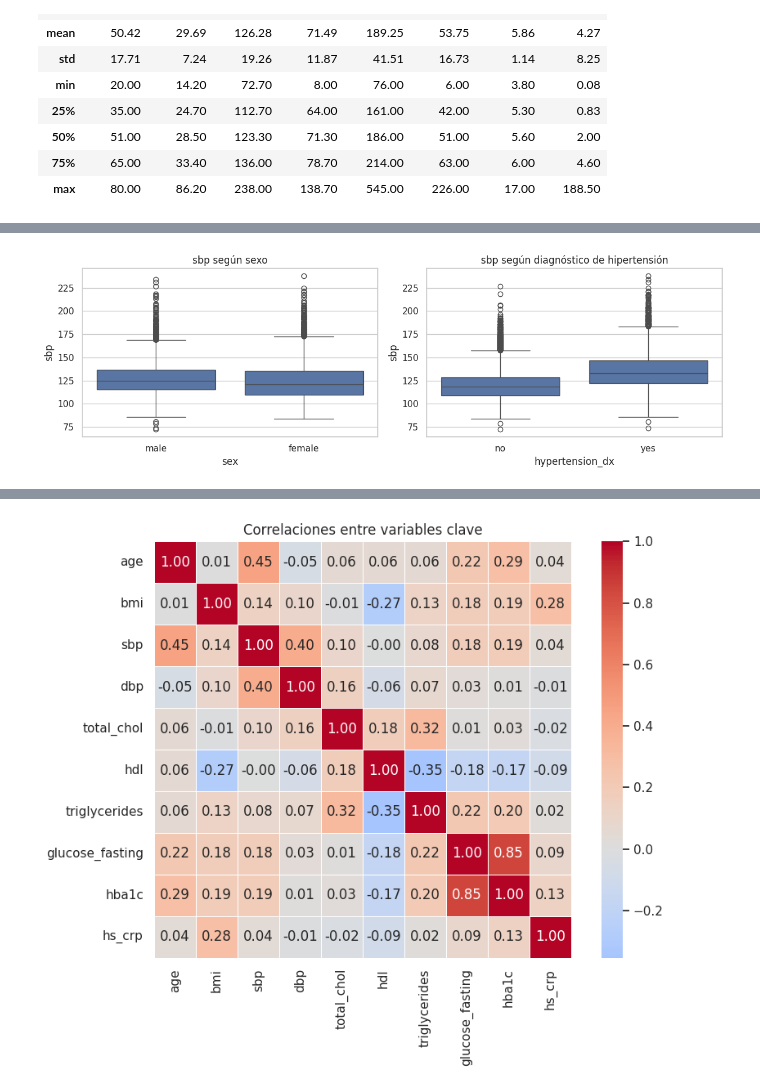
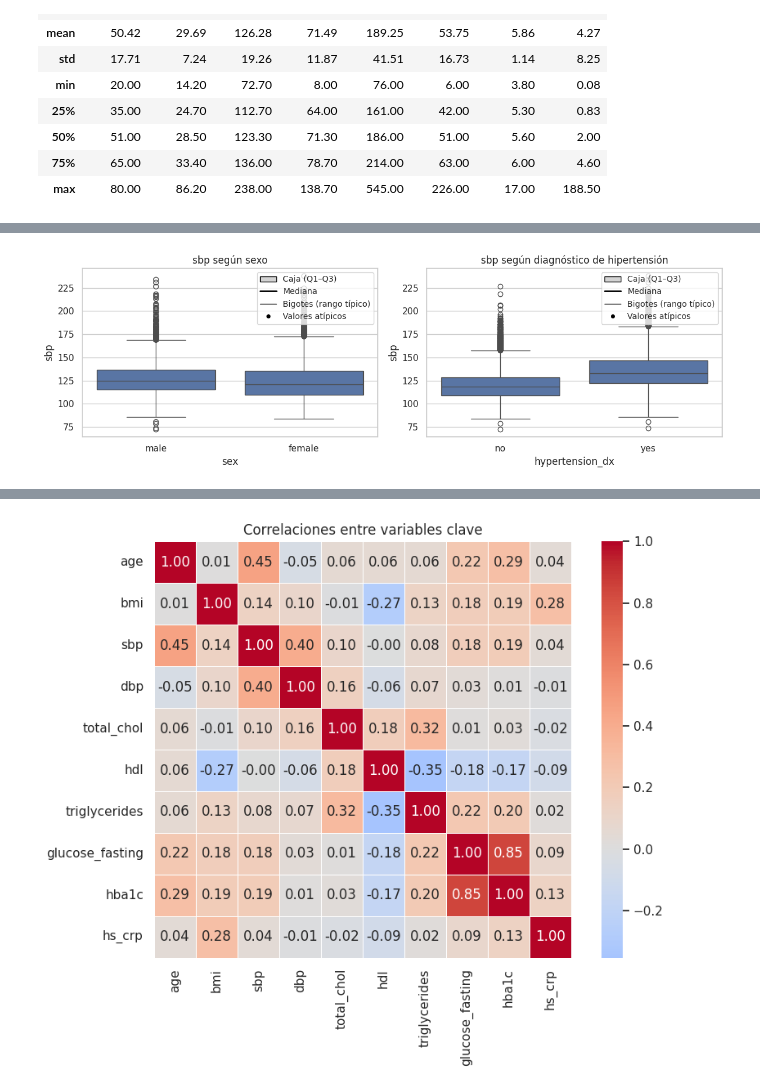
Before and after one commit to Mariiagrm/NHANES_Estudio_Estadistico_Salud, a Jupyter notebook: Practica.ipynb, the cells around one changed output, grey strips where cells are left out. Drawn from its saved outputs; the diff is of its cells as text; code cells hidden in the pictures.

```diff
--- a/Practica.ipynb
+++ b/Practica.ipynb
@@ -129,10 +161,21 @@ plt.show()
 # %%
 fig, axes = plt.subplots(1, 2, figsize=(12, 4))
 sns.boxplot(data=df, x="sex", y="sbp", ax=axes[0])
 axes[0].set_title("sbp según sexo")
 sns.boxplot(data=df, x="hypertension_dx", y="sbp", ax=axes[1])
 axes[1].set_title("sbp según diagnóstico de hipertensión")
+
+# Leyenda: qué representa cada parte del diagrama de caja
+box_legend = [
+    Patch(facecolor="lightgrey", edgecolor="black", label="Caja (Q1–Q3)"),
+    Line2D([0], [0], color="black", lw=2, label="Mediana"),
+    Line2D([0], [0], color="black", lw=1, label="Bigotes (rango típico)"),
+    Line2D([0], [0], marker="o", color="w", markerfacecolor="black",
+           markersize=6, label="Valores atípicos"),
+]
+axes[0].legend(handles=box_legend, fontsize="small", loc="upper right")
+axes[1].legend(handles=box_legend, fontsize="small", loc="upper right")
 plt.tight_layout()
 plt.show()
 # %% [output]
-[figure, old version]
+[figure, new version]
```
Also changed, not shown: parts of 47 cells of this notebook.
